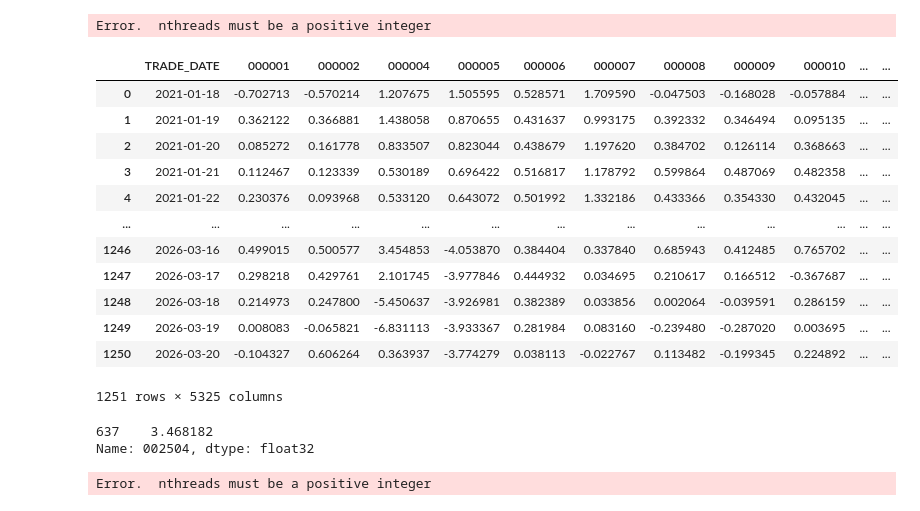
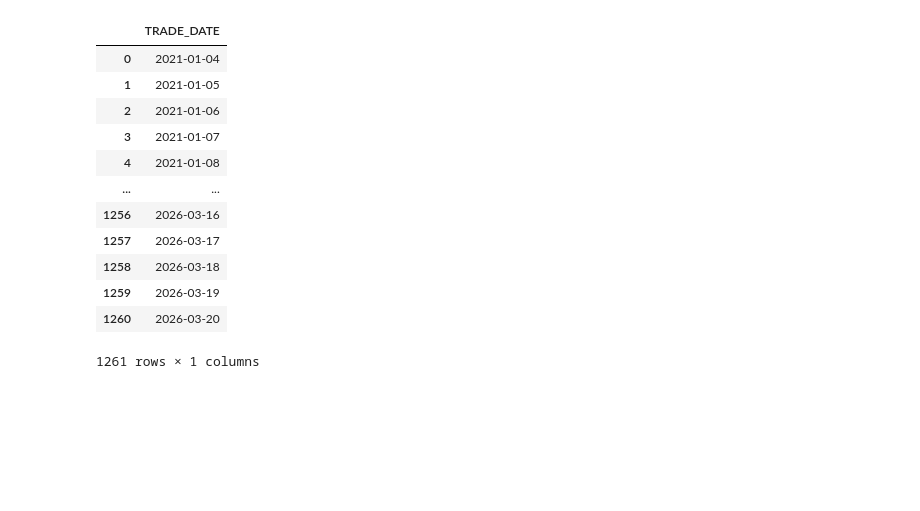
Before and after one commit to liyite02-art/Server, a Jupyter notebook: test.ipynb, the cells around one changed output. Drawn from its saved outputs; the diff is of its cells as text; code cells hidden in the pictures; blank space fills up the shorter version.

```diff
--- a/test.ipynb
+++ b/test.ipynb
@@ -1,24 +37,18 @@
 # %%
 import pandas as pd
-df = pd.read_feather(r'/root/autodl-tmp/Strategy/outputs/scores/SCORE_xgb_TWAP_1430_1457.fea')
+df = pd.read_feather(r'/root/autodl-tmp/Strategy/outputs/labels/OPEN930_1000.fea')
 df
 # %% [output]
+|  | TRADE_DATE |
+| 0 | 2021-01-04 |
+| 1 | 2021-01-05 |
+| 2 | 2021-01-06 |
+| 3 | 2021-01-07 |
+| 4 | 2021-01-08 |
+| ... | ... |
+| 1256 | 2026-03-16 |
+| 1257 | 2026-03-17 |
+| 1258 | 2026-03-18 |
+| 1259 | 2026-03-19 |
+| 1260 | 2026-03-20 |
-Error.  nthreads must be a positive integer
+1261 rows × 1 columns
-|  | TRADE_DATE | 000001 | 000002 | 000004 | 000005 | 000006 | 000007 | 000008 | 000009 | 000010 | ... | ... |
-| 0 | 2021-01-18 | -0.702713 | -0.570214 | 1.207675 | 1.505595 | 0.528571 | 1.709590 | -0.047503 | -0.168028 | -0.057884 | ... | ... |
-| 1 | 2021-01-19 | 0.362122 | 0.366881 | 1.438058 | 0.870655 | 0.431637 | 0.993175 | 0.392332 | 0.346494 | 0.095135 | ... | ... |
-| 2 | 2021-01-20 | 0.085272 | 0.161778 | 0.833507 | 0.823044 | 0.438679 | 1.197620 | 0.384702 | 0.126114 | 0.368663 | ... | ... |
-| 3 | 2021-01-21 | 0.112467 | 0.123339 | 0.530189 | 0.696422 | 0.516817 | 1.178792 | 0.599864 | 0.487069 | 0.482358 | ... | ... |
-| 4 | 2021-01-22 | 0.230376 | 0.093968 | 0.533120 | 0.643072 | 0.501992 | 1.332186 | 0.433366 | 0.354330 | 0.432045 | ... | ... |
-| ... | ... | ... | ... | ... | ... | ... | ... | ... | ... | ... | ... | ... |
-| 1246 | 2026-03-16 | 0.499015 | 0.500577 | 3.454853 | -4.053870 | 0.384404 | 0.337840 | 0.685943 | 0.412485 | 0.765702 | ... | ... |
-| 1247 | 2026-03-17 | 0.298218 | 0.429761 | 2.101745 | -3.977846 | 0.444932 | 0.034695 | 0.210617 | 0.166512 | -0.367687 | ... | ... |
-| 1248 | 2026-03-18 | 0.214973 | 0.247800 | -5.450637 | -3.926981 | 0.382389 | 0.033856 | 0.002064 | -0.039591 | 0.286159 | ... | ... |
-| 1249 | 2026-03-19 | 0.008083 | -0.065821 | -6.831113 | -3.933367 | 0.281984 | 0.083160 | -0.239480 | -0.287020 | 0.003695 | ... | ... |
-| 1250 | 2026-03-20 | -0.104327 | 0.606264 | 0.363937 | -3.774279 | 0.038113 | -0.022767 | 0.113482 | -0.199345 | 0.224892 | ... | ... |
-1251 rows × 5325 columns
-# %%
-df[df['TRADE_DATE'] == '2023-09-01']['002504']
-# %% [output]
-637    3.468182
-Name: 002504, dtype: float32
@@ -31,10 +54,0 @@ df1
-# %%
-import sys
-sys.path.insert(0, "/root/autodl-tmp")
-from Strategy.model.scorer import load_scores
-from Strategy.backtest.event_backtest import BacktestRunner
-score_df = load_scores("xgb", "TWAP_1430_1457")
-runner = BacktestRunner(score_df=score_df, top_n=20, rebalance_freq=1, initial_capital=10_000_000.0, frictionless=True)
-result = runner.run(start_date="2025-02-20", end_date="2025-05-09")
-# %% [output]
-Error.  nthreads must be a positive integer
```
Also changed, not shown: parts of 4 cells of this notebook, 16 other files.
